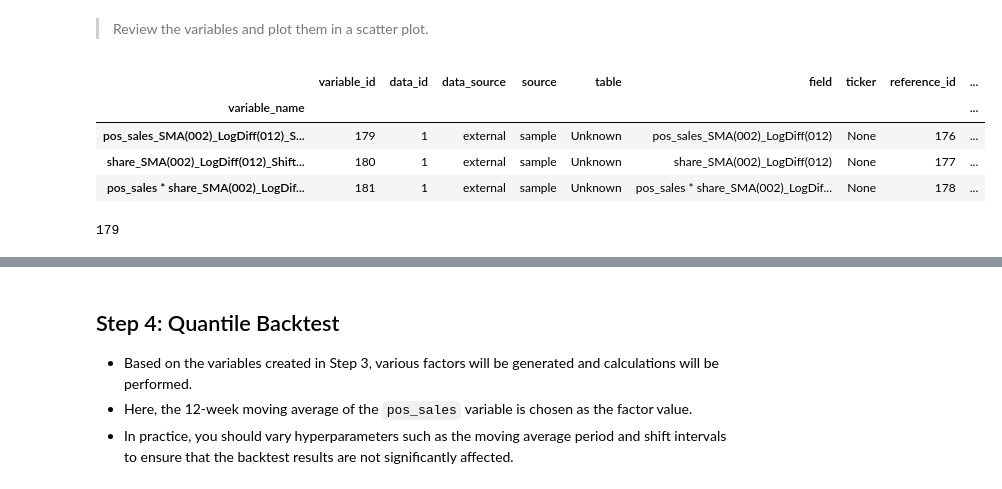
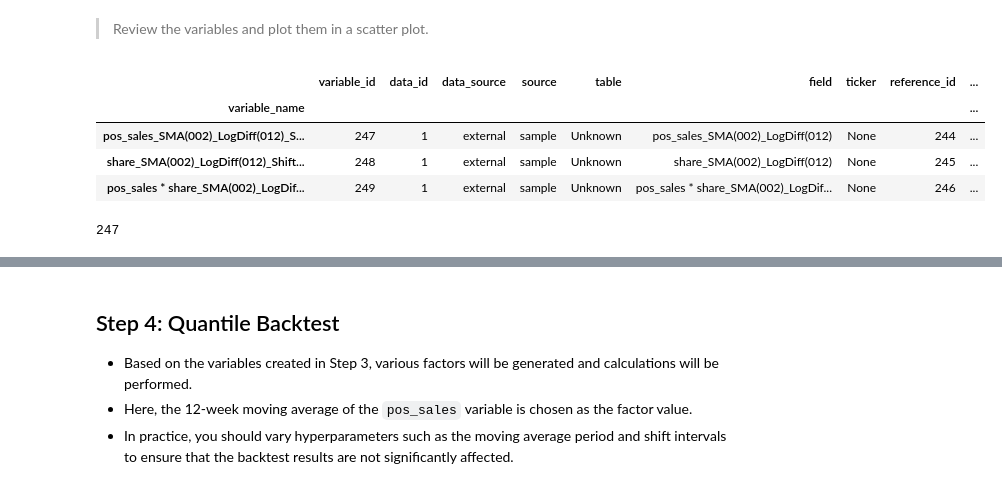
Before and after one commit to aiqindex/sample_notebooks, a Jupyter notebook: analyze/single/aiq_pos_retailer.ipynb, the cells around one changed output, grey strips where cells are left out. Drawn from its saved outputs; the diff is of its cells as text; code cells hidden in the pictures.

```diff
--- a/analyze/single/aiq_pos_retailer.ipynb
+++ b/analyze/single/aiq_pos_retailer.ipynb
@@ -407,15 +473,16 @@ rho_time.T.xs('t-val', level=1).sort_values('pos_sales', ascending=False).head()
 # %%
 display(sdh.transform.find_variables(log_shift1_M_ids))
 
-feature = log_shift1_M_ids[0] # pos_sales
-feature
+feature1 = log_shift1_M_ids[0] # pos_sales
+feature2 = log_shift1_M_ids[2] # pos_sales * share
+feature1
 # %% [output]
 |  | variable_id | data_id | data_source | source | table | field | ticker | reference_id | ... |
 | variable_name |  |  |  |  |  |  |  |  | ... |
-| pos_sales_SMA(002)_LogDiff(012)_S... | 179 | 1 | external | sample | Unknown | pos_sales_SMA(002)_LogDiff(012) | None | 176 | ... |
-| share_SMA(002)_LogDiff(012)_Shift... | 180 | 1 | external | sample | Unknown | share_SMA(002)_LogDiff(012) | None | 177 | ... |
-| pos_sales * share_SMA(002)_LogDif... | 181 | 1 | external | sample | Unknown | pos_sales * share_SMA(002)_LogDif... | None | 178 | ... |
+| pos_sales_SMA(002)_LogDiff(012)_S... | 247 | 1 | external | sample | Unknown | pos_sales_SMA(002)_LogDiff(012) | None | 244 | ... |
+| share_SMA(002)_LogDiff(012)_Shift... | 248 | 1 | external | sample | Unknown | share_SMA(002)_LogDiff(012) | None | 245 | ... |
+| pos_sales * share_SMA(002)_LogDif... | 249 | 1 | external | sample | Unknown | pos_sales * share_SMA(002)_LogDif... | None | 246 | ... |
-179
+247
 # %%
 top6tickers = rho_time.T.xs('t-val', level=1).sort_values('pos_sales', ascending=False).index[:6]
 
```
Also changed, not shown: parts of 25 cells of this notebook, 3 other files.
